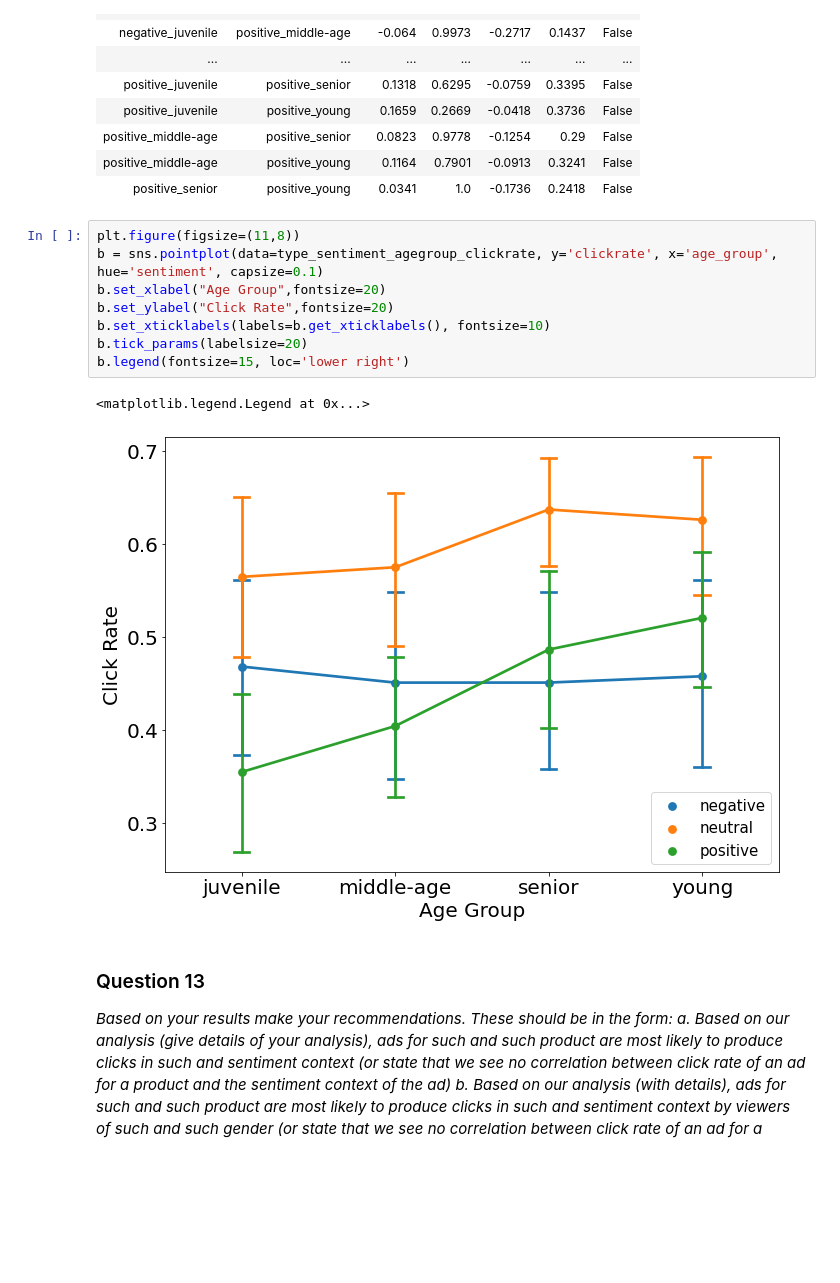
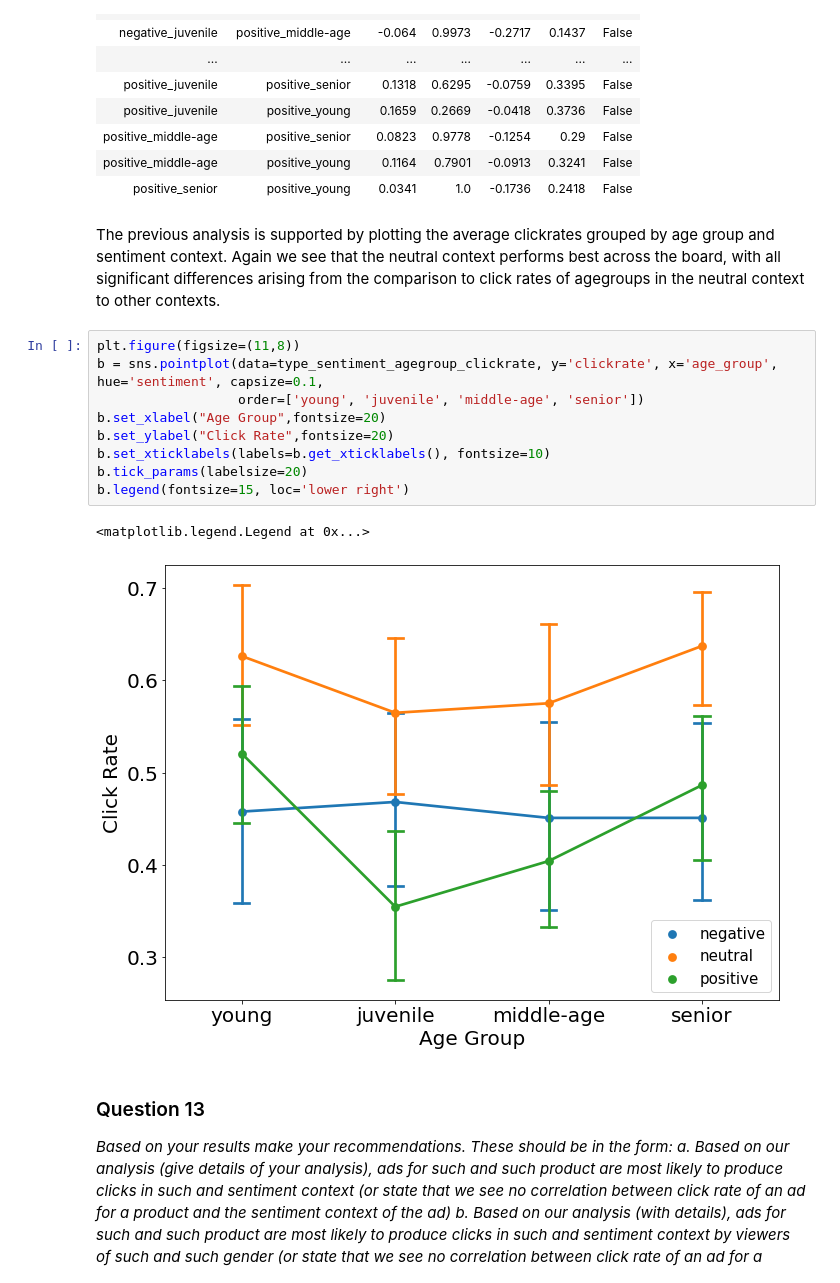
Before and after one commit to ntolley/data1050_project, a Jupyter notebook: notebooks/data1050_project.ipynb, the cells around one changed output. Drawn from its saved outputs; the diff is of its cells as text; blank space fills up the shorter version.

```diff
--- a/notebooks/data1050_project.ipynb
+++ b/notebooks/data1050_project.ipynb
@@ -631,17 +693,20 @@ Multiple Comparison of Means - Tukey HSD, FWER=0.05
 | positive_middle-age | positive_senior | 0.0823 | 0.9778 | -0.1254 | 0.29 | False |
 | positive_middle-age | positive_young | 0.1164 | 0.7901 | -0.0913 | 0.3241 | False |
 | positive_senior | positive_young | 0.0341 | 1.0 | -0.1736 | 0.2418 | False |
+# %% [markdown]
+The previous analysis is supported by plotting the average clickrates grouped by age group and sentiment context. Again we see that the neutral context performs best across the board, with all significant differences arising from the comparison to click rates of agegroups in the neutral context to other contexts.
 # %%
 plt.figure(figsize=(11,8))
-b = sns.pointplot(data=type_sentiment_agegroup_clickrate, y='clickrate', x='age_group', hue='sentiment', capsize=0.1)
+b = sns.pointplot(data=type_sentiment_agegroup_clickrate, y='clickrate', x='age_group', hue='sentiment', capsize=0.1,
+                  order=['young', 'juvenile', 'middle-age', 'senior'])
 b.set_xlabel("Age Group",fontsize=20)
 b.set_ylabel("Click Rate",fontsize=20)
 b.set_xticklabels(labels=b.get_xticklabels(), fontsize=10)
 b.tick_params(labelsize=20)
 b.legend(fontsize=15, loc='lower right')
 # %% [output]
 <matplotlib.legend.Legend at 0x...>
-[figure, old version]
+[figure, new version]
 # %% [markdown]
 ### Question 13
 *Based on your results make your recommendations. These should be in the form:
```
Also changed, not shown: parts of 19 cells of this notebook.
